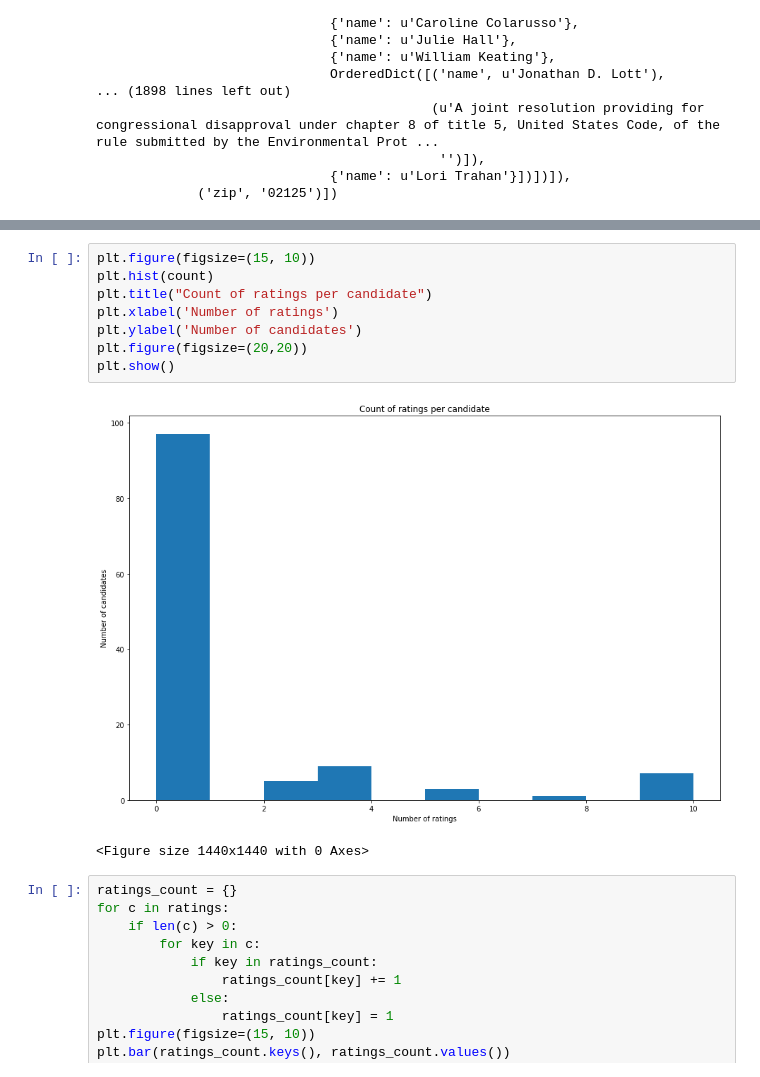
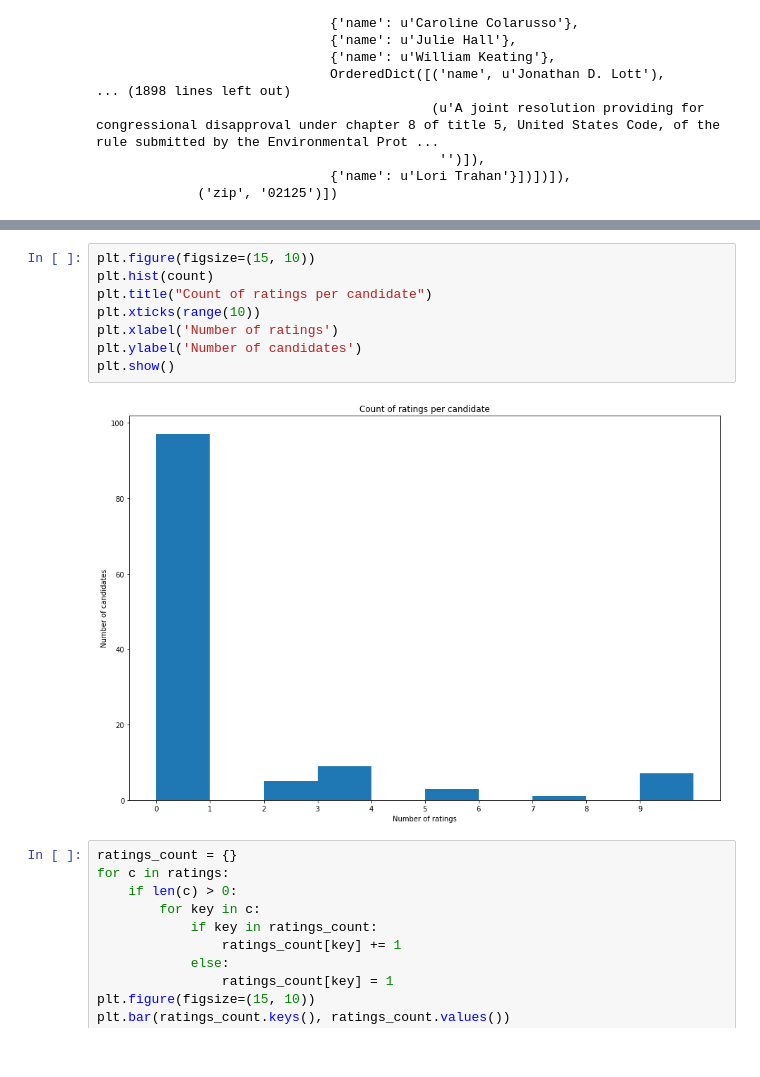
Before and after one commit to tqiu8/CCW, a Jupyter notebook: election-data/Election-data.ipynb, the cells around one changed output, grey strips where cells are left out. Cells and saved outputs as stored; diff of their text form.

```diff
--- a/election-data/Election-data.ipynb
+++ b/election-data/Election-data.ipynb
@@ -364,14 +363,13 @@ all_orgs = set()
 # %%
 plt.figure(figsize=(15, 10))
 plt.hist(count)
 plt.title("Count of ratings per candidate")
+plt.xticks(range(10))
 plt.xlabel('Number of ratings')
 plt.ylabel('Number of candidates')
-plt.figure(figsize=(20,20))
 plt.show()
 # %% [output]
-[figure, old version]
+[figure, new version]
-<Figure size 1440x1440 with 0 Axes>
 # %%
 ratings_count = {}
 for c in ratings:
```
Also changed, not shown: parts of 4 cells of this notebook, 4 other files.
